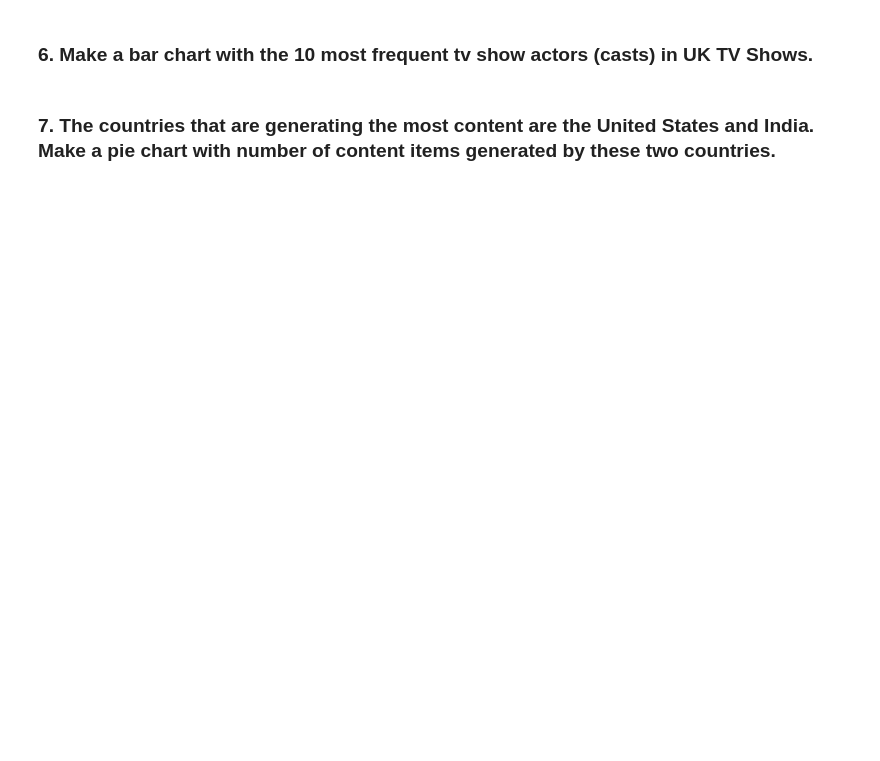
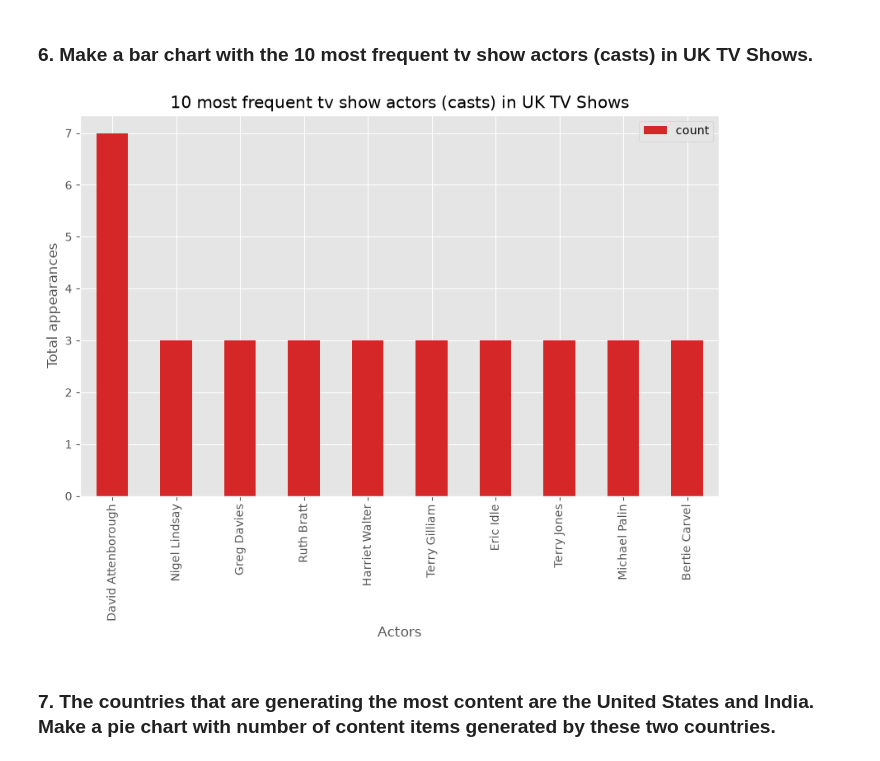
Before and after one commit to ianmhenriquez/EPA112A_group36, a Jupyter notebook: Bonus_assignment_week5.ipynb, the cells around one changed output. Cells and saved outputs as stored; diff of their text form; code cells hidden in the pictures; blank space fills up the shorter version.

```diff
--- a/Bonus_assignment_week5.ipynb
+++ b/Bonus_assignment_week5.ipynb
@@ -19,4 +89,20 @@ plt.style.use('ggplot')
 # %% [markdown]
 ### 6. Make a bar chart with the 10 most frequent tv show actors (casts) in UK TV Shows.
+# %%
+Uk = df[df.country == 'United Kingdom']
+uk_shows = Uk[Uk.type == 'TV Show']
+uk_shows['cast'].dropna().str.split(',').explode().value_counts().head(10).plot(
+    kind='bar',
+    figsize=(10, 6),
+    title='10 most frequent tv show actors (casts) in UK TV Shows',
+    color='tab:red'
+)
+plt.title('10 most frequent tv show actors (casts) in UK TV Shows')
+plt.xlabel('Actors')
+plt.ylabel('Total appearances')
+plt.legend()
+plt.show()
+# %% [output]
+[figure, added]
 # %% [markdown]
 ### 7. The countries that are generating the most content are the United States and India. Make a pie chart with number of content items generated by these two countries.
```
Also changed, not shown: parts of 8 cells of this notebook, 1 other file.
